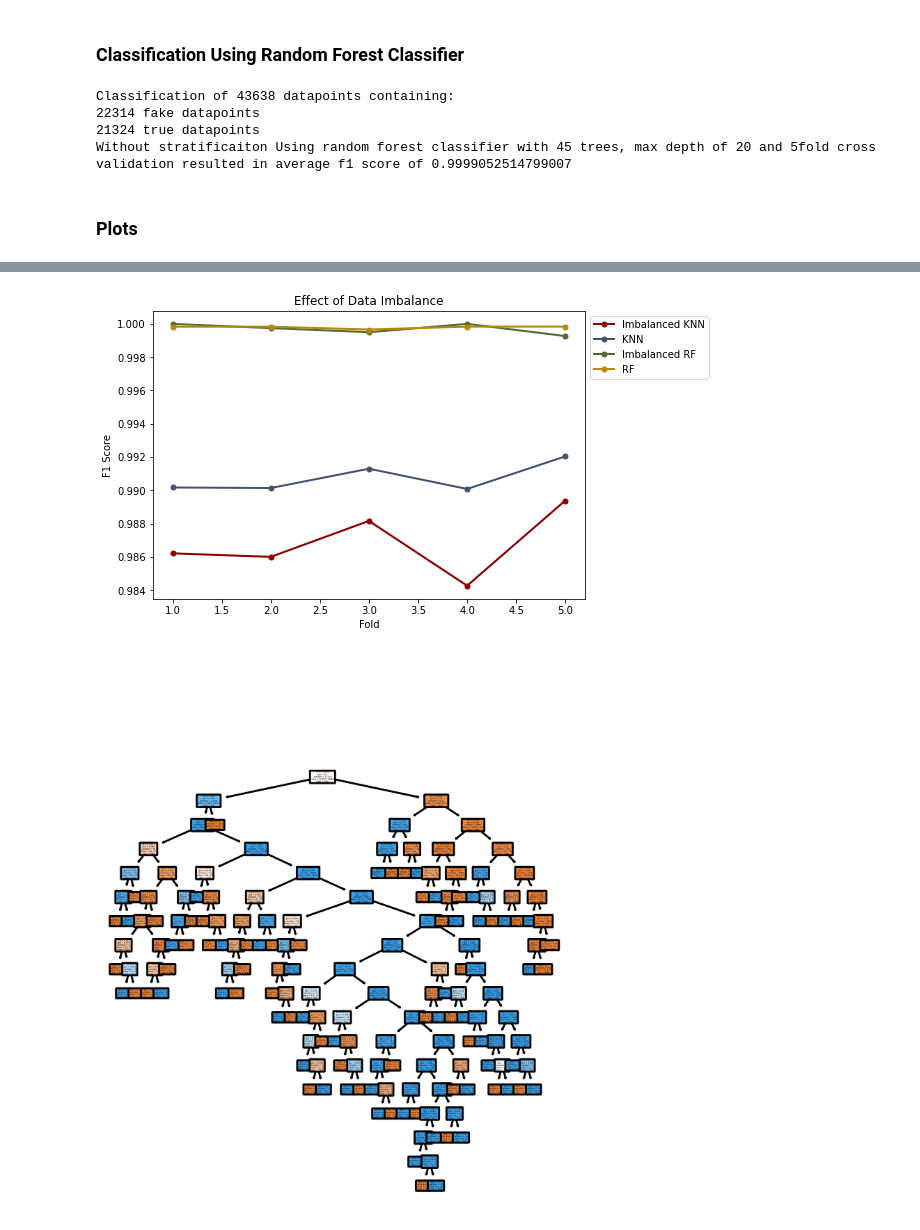
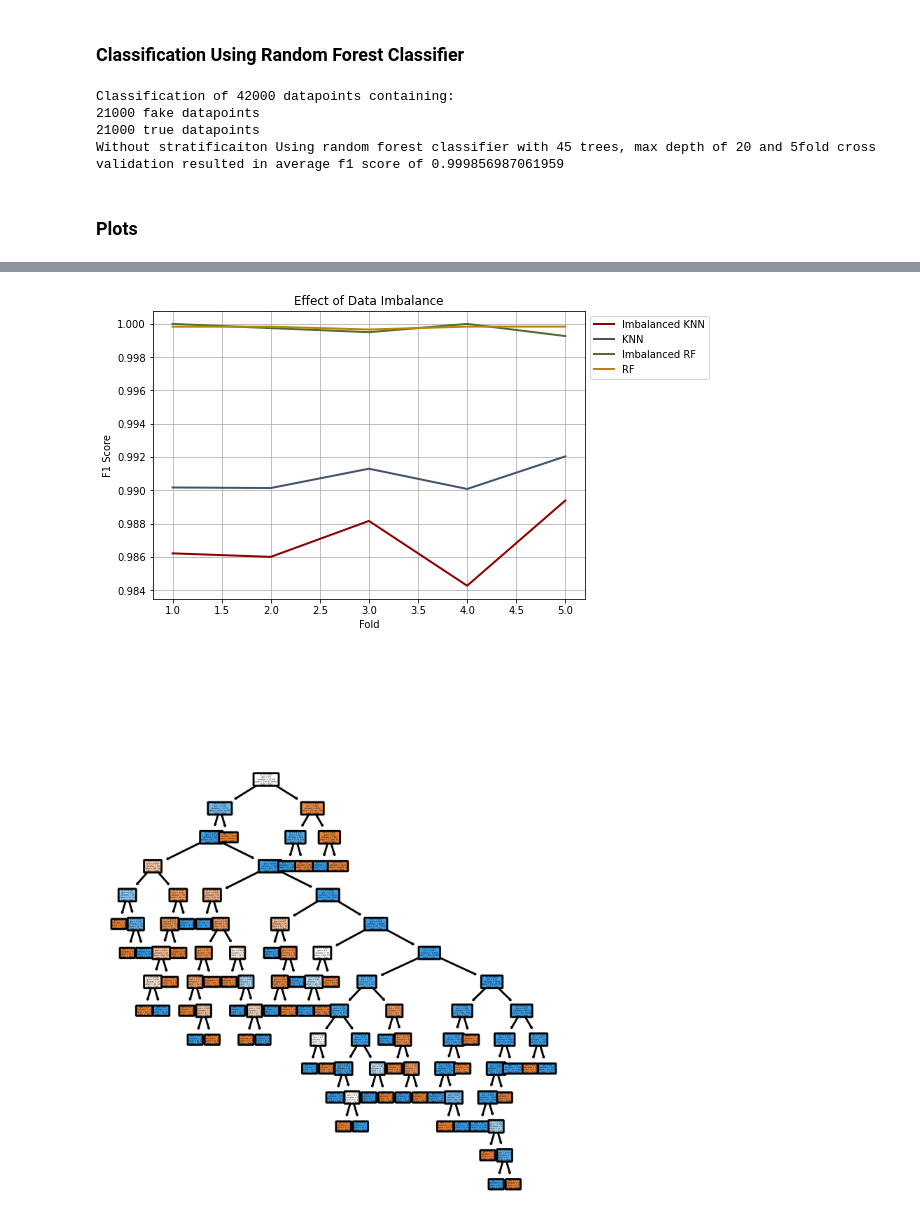
Before and after one commit to rmanaem/dataset-analysis, a Jupyter notebook: src/data_processing.ipynb, the cells around one changed output, grey strips where cells are left out. Cells and saved outputs as stored; diff of their text form; code cells hidden in the pictures.

Commit message:
Modified plots
Used Balanced_Sample3 for plots.
Removed markers and added grid to the plots.

```diff
--- a/src/data_processing.ipynb
+++ b/src/data_processing.ipynb
@@ -154,8 +155,8 @@ stop_punc.append(',')
 # %% [markdown]
 #### Data Cleaning and Formatting
 # %%
-fake_file = '../data/Imbalanced_Sample4_Fake.csv'
-true_file = '../data/Imbalanced_Sample4_True.csv'
+fake_file = '../data/Balanced_Sample3_Fake.csv'
+true_file = '../data/Balanced_Sample3_True.csv'
 
 # Filtering datapoints with missing features
 fake_rdd = spark.read.csv(fake_file).rdd
@@ -251,14 +252,14 @@ for train_index, test_index in kf.split(fake_true):
 # %% [markdown]
 ### Classification Using KNN Classifier
 # %%
-knn = KNeighborsClassifier(n_neighbors=11)
+knnc = KNeighborsClassifier(n_neighbors=11)
 knn_accuracy = []
 knn_predict = []
 knn_f1 = []
 for i in range(len(data)):
-    knn.fit([j[0] for j in data[i][0]], [j[1] for j in data[i][0]])
-    knn_accuracy.append(knn.score([j[0] for j in data[i][1]], [j[1] for j in data[i][1]]))
-    knn_predict.append(knn.predict([j[0] for j in data[i][1]]))
+    knnc.fit([j[0] for j in data[i][0]], [j[1] for j in data[i][0]])
+    knn_accuracy.append(knnc.score([j[0] for j in data[i][1]], [j[1] for j in data[i][1]]))
+    knn_predict.append(knnc.predict([j[0] for j in data[i][1]]))
 for i in range(len(knn_predict)):
     knn_f1.append(f1_score([j[1] for j in data[i][1]], knn_predict[i].tolist(), pos_label="True"))
 knn_average_f1 = sum(knn_f1)/len(knn_f1)
@@ -304,15 +305,13 @@ else:
     print('Without stratificaiton', end = ' ')
 print('Using random forest classifier with', n_trees, 'trees, max depth of', max_depth, 'and 5fold cross validation resulted in average f1 score of', rf_average_f1)
 # %% [output]
-Classification of 43638 datapoints containing:
-22314 fake datapoints
-21324 true datapoints
-Without stratificaiton Using random forest classifier with 45 trees, max depth of 20 and 5fold cross validation resulted in average f1 score of 0.9999052514799007
+Classification of 42000 datapoints containing:
+21000 fake datapoints
+21000 true datapoints
+Without stratificaiton Using random forest classifier with 45 trees, max depth of 20 and 5fold cross validation resulted in average f1 score of 0.999856987061959
 # %% [markdown]
 ### Plots
 # %%
-marker = '.'
-markersize = 10
 dpi = 300
 # Plot visualizing classifier sensitivity to features
 # Data is derived from running tests on the Balanced_Sample3
@@ -327,21 +326,23 @@ ax.legend(['KNN', 'RF'], bbox_to_anchor = (1.0, 1.0), loc='upper left')
 ax.set_xlabel('Number of Features')
 ax.set_ylabel('Average F1_Score')
 ax.set_title('Classifier Sensitivity to Features')
-fig.savefig('../figures/classifier_sensitivity_to_features.png', bbox_inches='tight', dpi=dpi)
+plt.grid()
+# fig.savefig('../figures/classifier_sensitivity_to_features.png', bbox_inches='tight', dpi=dpi)
 
-# Plot visualizing the performance difference of the classifiers on the whole dataset (imbalance of ~10%)
+# Plot visualizing the performance difference of the classifiers on the Balanced_Sample3
 folds = [1, 2, 3, 4, 5]
-knn = [0.9898754800418945, 0.9905070618198657, 0.9926376066378403, 0.99028682436293, 0.9919943489522015]
-rf = [1.0, 1.0, 0.9998822559755093, 1.0, 0.9996440014239943]
+knn = [0.9922350973599331, 0.9918718341382966, 0.990988882387361, 0.9908929627439386, 0.98989898989899]
+rf = [0.9997591522157996, 0.9997625267157444, 0.9998818944136056, 1.0, 0.9998813619646458]
 fig = plt.figure()
 ax = fig.add_axes([0,0,1,1])
-ax.plot(folds, knn, color='#8B0000', lw=2, marker=marker, markersize=markersize)
-ax.plot(folds, rf, color='#44546A', lw=2, marker=marker, markersize=markersize)
+ax.plot(folds, knn, color='#8B0000', lw=2)
+ax.plot(folds, rf, color='#44546A', lw=2)
 ax.legend(['KNN', 'RF'], bbox_to_anchor = (1.0, 1.0), loc='upper left')
 ax.set_xlabel('Fold')
 ax.set_ylabel('F1_Score')
 ax.set_title('Classfier Performance')
-fig.savefig('../figures/classifier_performance.png', bbox_inches='tight', dpi=dpi)
+plt.grid()
+# fig.savefig('../figures/classifier_performance.png', bbox_inches='tight', dpi=dpi)
 
 # Plot visualizing the effect of data Imbalance with 30000 datapoints
 folds = [1, 2, 3, 4, 5]
@@ -351,21 +352,22 @@ im_rf = [1.0, 0.999746514575412, 0.9995012468827931, 1.0, 0.9992691839220462]
 ba_rf = [0.9998318479905836, 0.999831223628692, 0.9996626180836707, 0.9998358233459202, 0.999836307087903]
 fig = plt.figure()
 ax = fig.add_axes([0,0,1,1])
-ax.plot(folds, im_knn, color='#8B0000', lw=2, marker=marker, markersize=markersize)
-ax.plot(folds, ba_knn, color='#44546A', lw=2, marker=marker, markersize=markersize)
-ax.plot(folds, im_rf, color='#556B2F', lw=2, marker=marker, markersize=markersize)
-ax.plot(folds, ba_rf, color='#B8860B', lw=2, marker=marker, markersize=markersize)
+ax.plot(folds, im_knn, color='#8B0000', lw=2)
+ax.plot(folds, ba_knn, color='#44546A', lw=2)
+ax.plot(folds, im_rf, color='#556B2F', lw=2)
+ax.plot(folds, ba_rf, color='#B8860B', lw=2)
 ax.legend(['Imbalanced KNN', 'KNN', 'Imbalanced RF', 'RF'], bbox_to_anchor = (1.0, 1.0), loc='upper left')
 ax.set_xlabel('Fold')
 ax.set_ylabel('F1 Score')
 ax.set_title('Effect of Data Imbalance')
-fig.savefig('../figures/effect_of_data_imbalance.png', bbox_inches='tight', dpi=dpi)
+plt.grid()
+# fig.savefig('../figures/effect_of_data_imbalance.png', bbox_inches='tight', dpi=dpi)
 
-# Plot visualizing a decision tree structure in the random forest from the Imbalanced_Sample4
+# Plot visualizing a decision tree structure in the random forest from the Balanced_Sample3
 fn = ['f1', 'f2', 'f3', 'f4', 'f5', 'f6', 'f7', 'f8', 'f9', 'f10']
 cn = ['Fake', 'True']
 fig, axes = plt.subplots(nrows = 1,ncols = 1,figsize = (4,4), dpi=1000)
 tree.plot_tree(rfc.estimators_[9], feature_names = fn, class_names=cn, filled = True, rounded=True)
 plt.tight_layout()
-fig.savefig('../figures/rf_tree.png')
+# fig.savefig('../figures/rf_tree.png')
 # %% [output]
@@ -374,2 +376,2 @@ fig.savefig('../figures/rf_tree.png')
-[figure, old version]
+[figure, new version]
-[figure, old version]
+[figure, new version]
```
Also changed, not shown: parts of 3 cells of this notebook, 4 other files.
